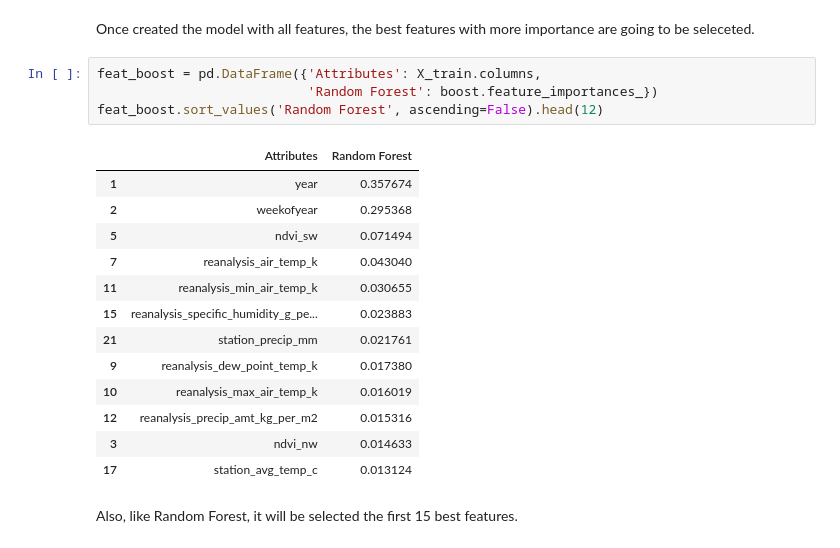
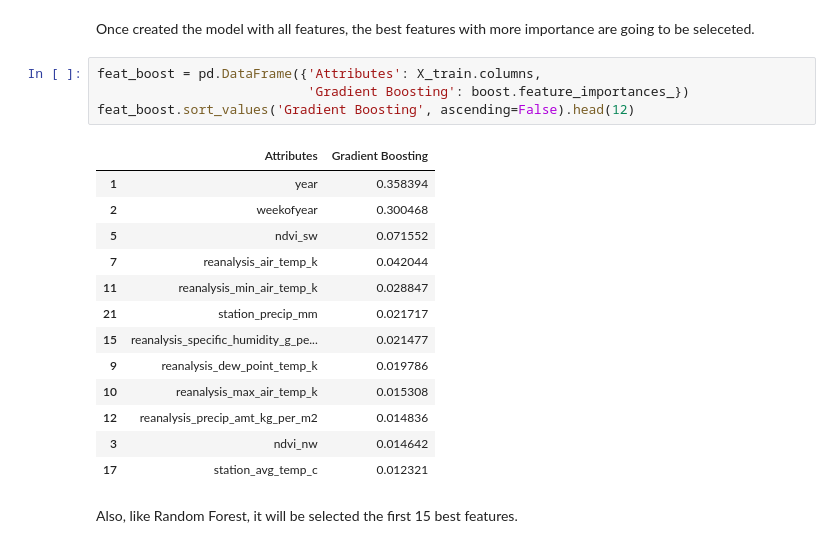
Before and after one commit to raulbs7/Machine-Learning-Techniques-Project, a Jupyter notebook: Dengue_Supervised_Project/2_Baseline.ipynb, the cells around one changed output. Saved outputs shown, nothing was run; the diff lists cells and outputs as text.

```diff
--- a/Dengue_Supervised_Project/2_Baseline.ipynb
+++ b/Dengue_Supervised_Project/2_Baseline.ipynb
@@ -448,22 +448,22 @@ GradientBoostingRegressor(alpha=0.9, ccp_alpha=0.0, criterion='friedman_mse',
 Once created the model with all features, the best features with more importance are going to be seleceted.
 # %%
 feat_boost = pd.DataFrame({'Attributes': X_train.columns,
-                           'Random Forest': boost.feature_importances_})
-feat_boost.sort_values('Random Forest', ascending=False).head(12)
+                           'Gradient Boosting': boost.feature_importances_})
+feat_boost.sort_values('Gradient Boosting', ascending=False).head(12)
 # %% [output]
-|  | Attributes | Random Forest |
-| 1 | year | 0.357674 |
-| 2 | weekofyear | 0.295368 |
-| 5 | ndvi_sw | 0.071494 |
-| 7 | reanalysis_air_temp_k | 0.043040 |
-| 11 | reanalysis_min_air_temp_k | 0.030655 |
-| 15 | reanalysis_specific_humidity_g_pe... | 0.023883 |
-| 21 | station_precip_mm | 0.021761 |
-| 9 | reanalysis_dew_point_temp_k | 0.017380 |
-| 10 | reanalysis_max_air_temp_k | 0.016019 |
-| 12 | reanalysis_precip_amt_kg_per_m2 | 0.015316 |
-| 3 | ndvi_nw | 0.014633 |
-| 17 | station_avg_temp_c | 0.013124 |
+|  | Attributes | Gradient Boosting |
+| 1 | year | 0.358394 |
+| 2 | weekofyear | 0.300468 |
+| 5 | ndvi_sw | 0.071552 |
+| 7 | reanalysis_air_temp_k | 0.042044 |
+| 11 | reanalysis_min_air_temp_k | 0.028847 |
+| 21 | station_precip_mm | 0.021717 |
+| 15 | reanalysis_specific_humidity_g_pe... | 0.021477 |
+| 9 | reanalysis_dew_point_temp_k | 0.019786 |
+| 10 | reanalysis_max_air_temp_k | 0.015308 |
+| 12 | reanalysis_precip_amt_kg_per_m2 | 0.014836 |
+| 3 | ndvi_nw | 0.014642 |
+| 17 | station_avg_temp_c | 0.012321 |
 # %% [markdown]
 Also, like Random Forest, it will be selected the first 15 best features.
 # %%
```
Also changed, not shown: parts of 5 cells of this notebook.
